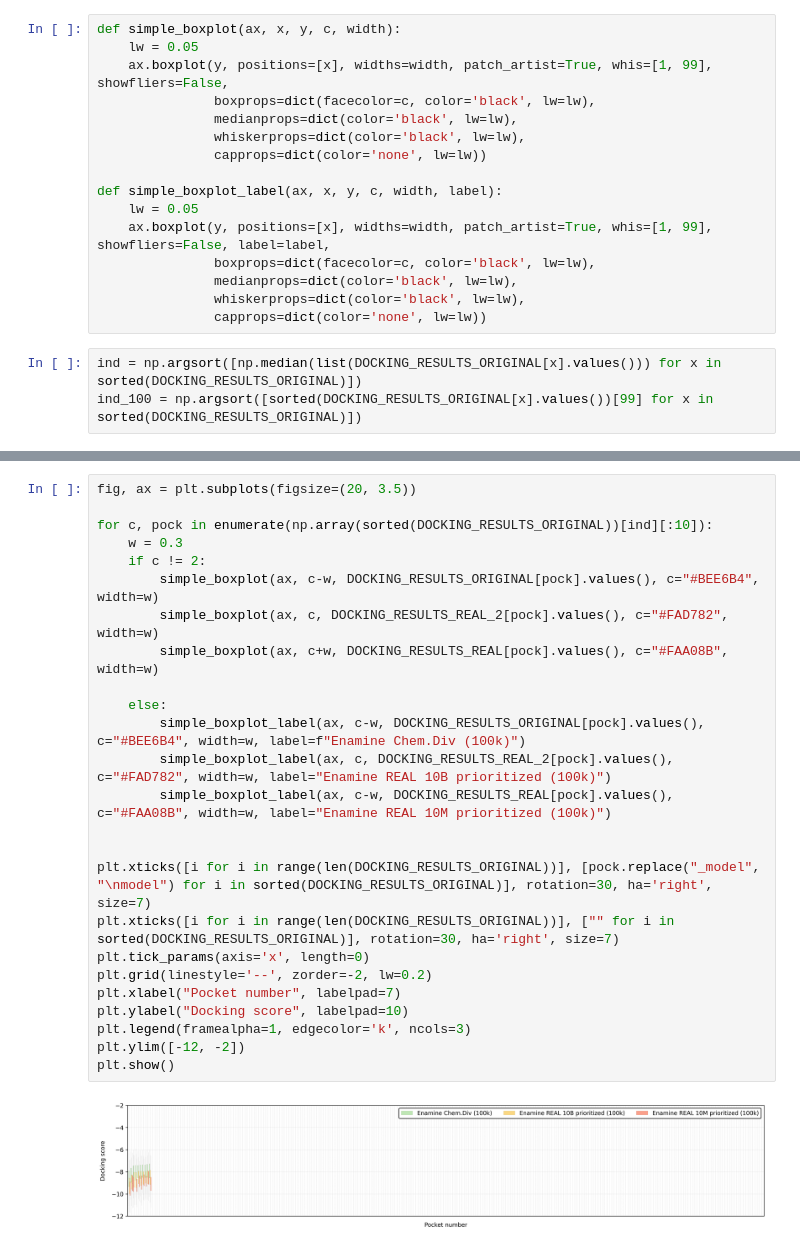
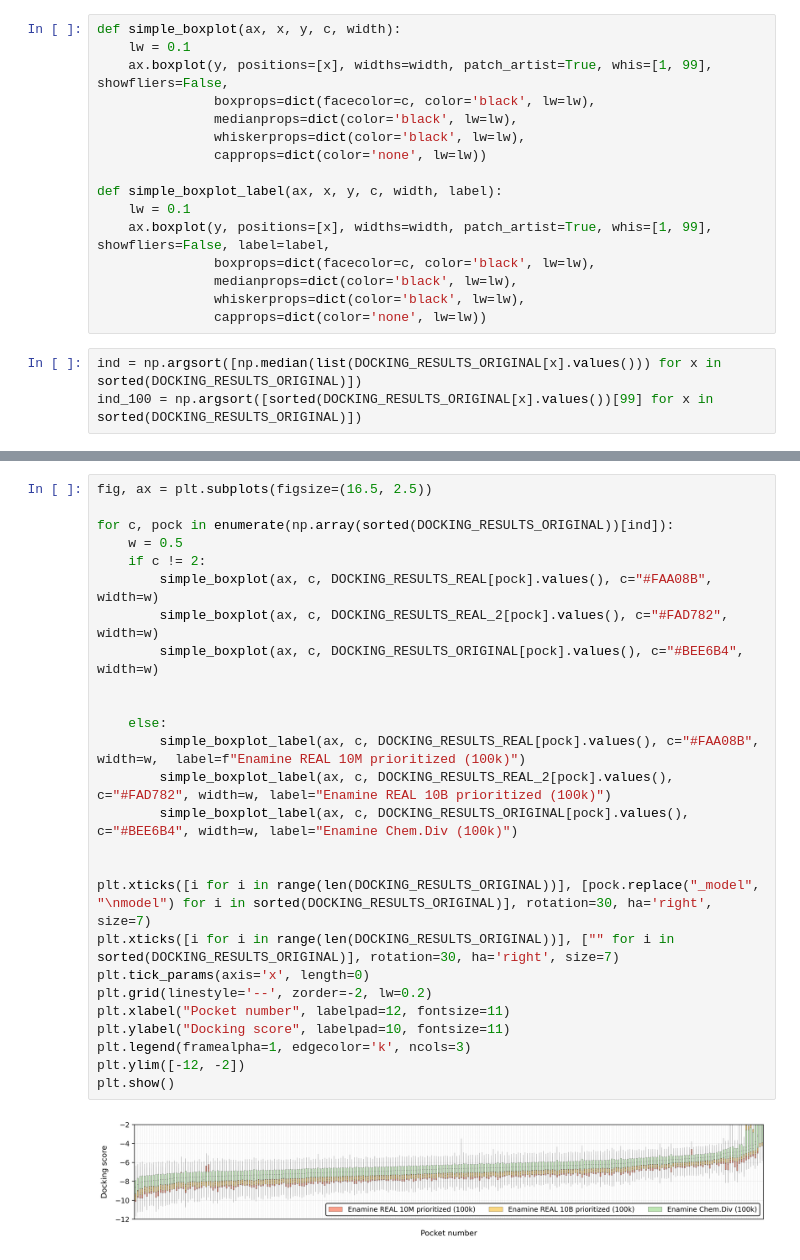
Before and after one commit to ersilia-os/mtb-targeted-protein-degradation, a Jupyter notebook: notebooks/46_docking_exploration_I.ipynb, the cells around one changed output, grey strips where cells are left out. Cells and saved outputs as stored; diff of their text form.

```diff
--- a/notebooks/46_docking_exploration_I.ipynb
+++ b/notebooks/46_docking_exploration_I.ipynb
@@ -128,7 +137,7 @@ plt.show()
 ### BOXPLOTS ###
 # %%
 def simple_boxplot(ax, x, y, c, width):
-    lw = 0.05
+    lw = 0.1
     ax.boxplot(y, positions=[x], widths=width, patch_artist=True, whis=[1, 99], showfliers=False,
                boxprops=dict(facecolor=c, color='black', lw=lw),
                medianprops=dict(color='black', lw=lw),
@@ -136,7 +145,7 @@ def simple_boxplot(ax, x, y, c, width):
                capprops=dict(color='none', lw=lw))
 
 def simple_boxplot_label(ax, x, y, c, width, label):
-    lw = 0.05
+    lw = 0.1
     ax.boxplot(y, positions=[x], widths=width, patch_artist=True, whis=[1, 99], showfliers=False, label=label,
                boxprops=dict(facecolor=c, color='black', lw=lw),
                medianprops=dict(color='black', lw=lw),
@@ -177,27 +184,28 @@ plt.show()
 # %%
-fig, ax = plt.subplots(figsize=(20, 3.5))
+fig, ax = plt.subplots(figsize=(16.5, 2.5))
 
-for c, pock in enumerate(np.array(sorted(DOCKING_RESULTS_ORIGINAL))[ind][:10]):
-    w = 0.3
+for c, pock in enumerate(np.array(sorted(DOCKING_RESULTS_ORIGINAL))[ind]):
+    w = 0.5
     if c != 2:
-        simple_boxplot(ax, c-w, DOCKING_RESULTS_ORIGINAL[pock].values(), c="#BEE6B4", width=w)
+        simple_boxplot(ax, c, DOCKING_RESULTS_REAL[pock].values(), c="#FAA08B", width=w)
         simple_boxplot(ax, c, DOCKING_RESULTS_REAL_2[pock].values(), c="#FAD782", width=w)
-        simple_boxplot(ax, c+w, DOCKING_RESULTS_REAL[pock].values(), c="#FAA08B", width=w)
+        simple_boxplot(ax, c, DOCKING_RESULTS_ORIGINAL[pock].values(), c="#BEE6B4", width=w)
+
 
     else:
-        simple_boxplot_label(ax, c-w, DOCKING_RESULTS_ORIGINAL[pock].values(), c="#BEE6B4", width=w, label=f"Enamine Chem.Div (100k)")
+        simple_boxplot_label(ax, c, DOCKING_RESULTS_REAL[pock].values(), c="#FAA08B", width=w,  label=f"Enamine REAL 10M prioritized (100k)")
         simple_boxplot_label(ax, c, DOCKING_RESULTS_REAL_2[pock].values(), c="#FAD782", width=w, label="Enamine REAL 10B prioritized (100k)")
-        simple_boxplot_label(ax, c-w, DOCKING_RESULTS_REAL[pock].values(), c="#FAA08B", width=w, label="Enamine REAL 10M prioritized (100k)")
+        simple_boxplot_label(ax, c, DOCKING_RESULTS_ORIGINAL[pock].values(), c="#BEE6B4", width=w, label="Enamine Chem.Div (100k)")
 
 
 plt.xticks([i for i in range(len(DOCKING_RESULTS_ORIGINAL))], [pock.replace("_model", "\nmodel") for i in sorted(DOCKING_RESULTS_ORIGINAL)], rotation=30, ha='right', size=7)
 plt.xticks([i for i in range(len(DOCKING_RESULTS_ORIGINAL))], ["" for i in sorted(DOCKING_RESULTS_ORIGINAL)], rotation=30, ha='right', size=7)
 plt.tick_params(axis='x', length=0)
 plt.grid(linestyle='--', zorder=-2, lw=0.2)
-plt.xlabel("Pocket number", labelpad=7)
-plt.ylabel("Docking score", labelpad=10)
+plt.xlabel("Pocket number", labelpad=12, fontsize=11)
+plt.ylabel("Docking score", labelpad=10, fontsize=11)
 plt.legend(framealpha=1, edgecolor='k', ncols=3)
 plt.ylim([-12, -2])
 plt.show()
 # %% [output]
-[figure, old version]
+[figure, new version]
```
Also changed, not shown: parts of 8 cells of this notebook, 3 other files.
